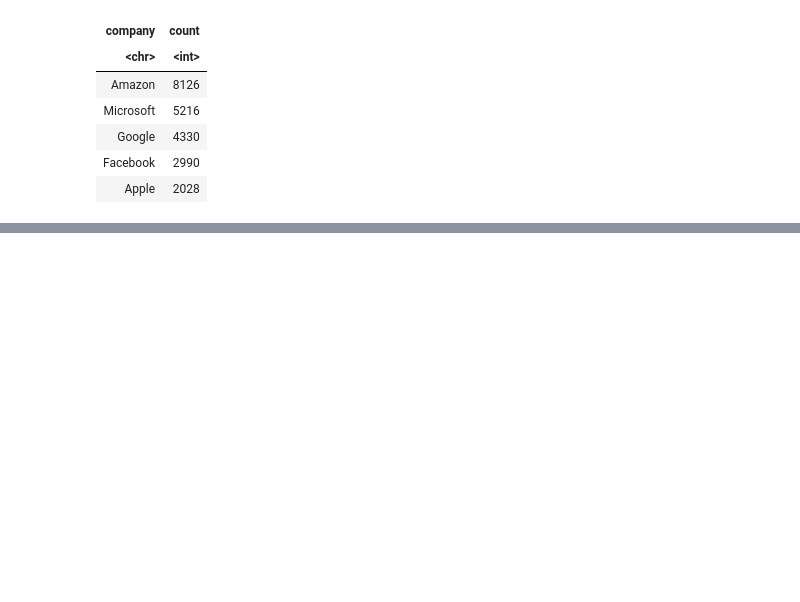
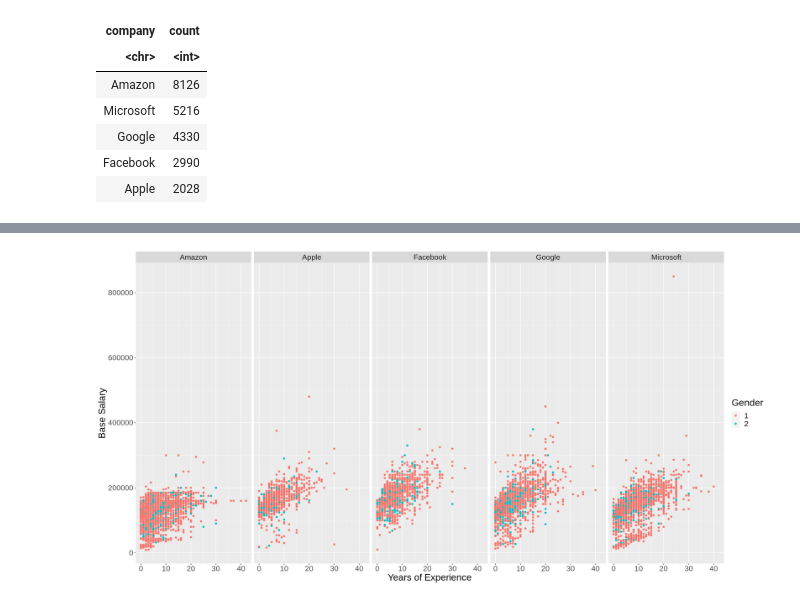
Before and after one commit to EdrickBelmiro/CareerPredictorDSCI100, a Jupyter notebook: Proposal- Group 19.ipynb, the cells around one changed output, grey strips where cells are left out. Drawn from its saved outputs; the diff is of its cells as text; code cells hidden in the pictures; blank space fills up the shorter version.

```diff
--- a/Proposal- Group 19.ipynb
+++ b/Proposal- Group 19.ipynb
@@ -120,0 +174,12 @@ A tibble: 3062 × 2
+# %%
+options(repr.plot.width = 20, repr.plot.height = 10)
+options(scipen = 10)
+salary_gender <- data_train |>
+    ggplot(aes(x = yearsofexperience, y = basesalary)) +
+        geom_point(aes(colour = as_factor(gender))) +
+        labs(x = "Years of Experience", y = "Base Salary", colour = "Gender") +
+        facet_grid(cols = vars(company))+
+        theme(text = element_text(size=20))
+salary_gender
+# %% [output]
+[figure, added]
```
Also changed, not shown: parts of 18 cells of this notebook.
